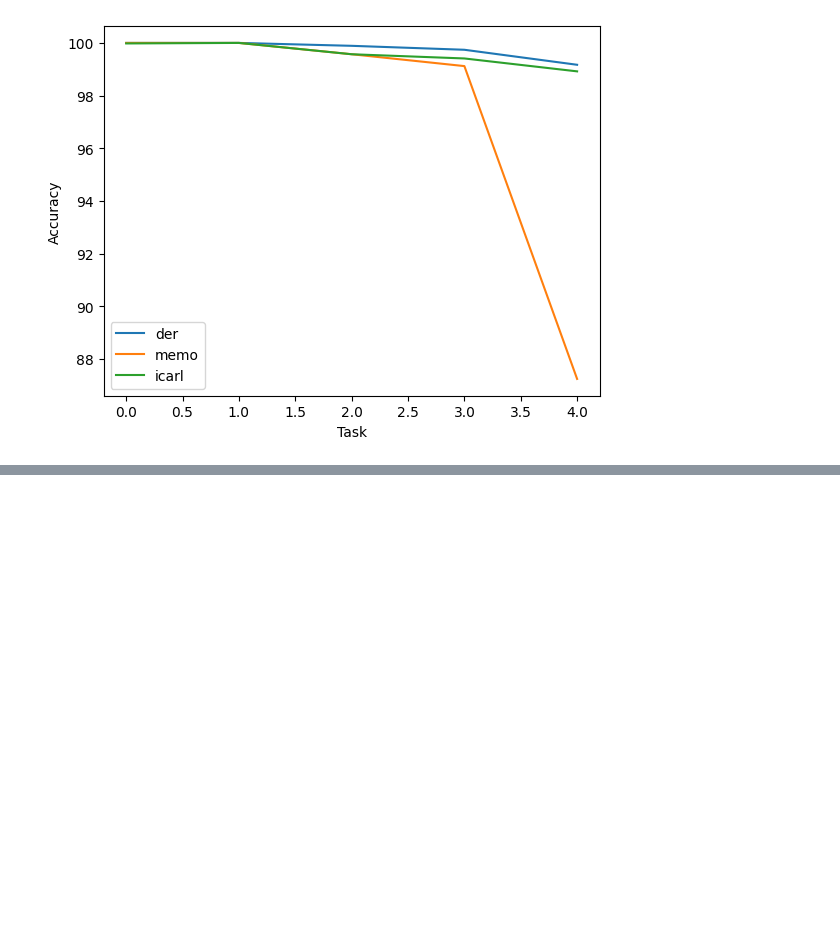
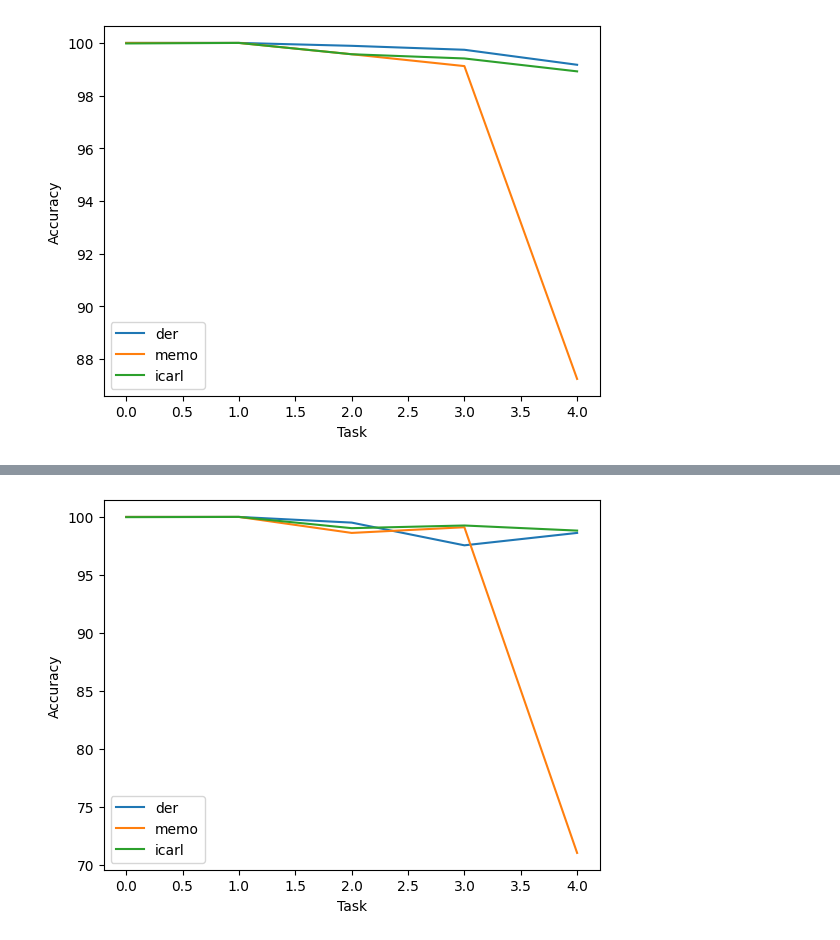
Before and after one commit to NguyenQuangMinh0504/CIL_NIDS, a Jupyter notebook: Code/PythonCode/CIL/results/ton_iot_network_plot.ipynb, the cells around one changed output, grey strips where cells are left out. Cells and saved outputs as stored; diff of their text form; code cells hidden in the pictures; blank space fills up the shorter version.

```diff
--- a/Code/PythonCode/CIL/results/ton_iot_network_plot.ipynb
+++ b/Code/PythonCode/CIL/results/ton_iot_network_plot.ipynb
@@ -93,3 +93,20 @@ plt.ylabel("Accuracy")
 plt.savefig("ton_iot_network_accy_1000.png")
 # %% [output]
 [figure]
+# %%
+# Exemplar size 500
+ton_iot_network_der = json.load(open("./ton-iot-network_der_500_ton_iot_network_ann_128_Accuracy_curve.json"))
+ton_iot_network_der = [i[2] for i in ton_iot_network_der]
+ton_iot_network_memo = json.load(open("./ton-iot-network_memo_500_ton_iot_network_memo_ann_128_Accuracy_curve.json"))
+ton_iot_network_memo = [i[2] for i in ton_iot_network_memo]
+ton_iot_network_icarl = json.load(open("./ton-iot-network_icarl_500_ton_iot_network_ann_128_Accuracy_curve.json"))
+ton_iot_network_icarl = [i[2] for i in ton_iot_network_icarl]
+print("DER")
+print("Avg: ", np.mean(ton_iot_network_der))
+print("Last:", ton_iot_network_der[-1])
+print("MeMO")
+print("Avg: ", np.mean(ton_iot_network_memo))
+print("Last:", ton_iot_network_memo[-1])
+print("Icarl")
+print("Avg: ", np.mean(ton_iot_network_icarl))
+print("Last:", ton_iot_network_icarl[-1])
@@ -95,0 +123,10 @@ plt.savefig("ton_iot_network_accy_1000.png")
+# %%
+plt.plot(ton_iot_network_der, label="der")
+plt.plot(ton_iot_network_memo, label="memo")
+plt.plot(ton_iot_network_icarl, label="icarl")
+plt.legend()
+plt.xlabel("Task")
+plt.ylabel("Accuracy")
+plt.savefig("ton_iot_network_accy_500.png")
+# %% [output]
+[figure, added]
```
Also changed, not shown: parts of 1 cell of this notebook, 4 other files.
